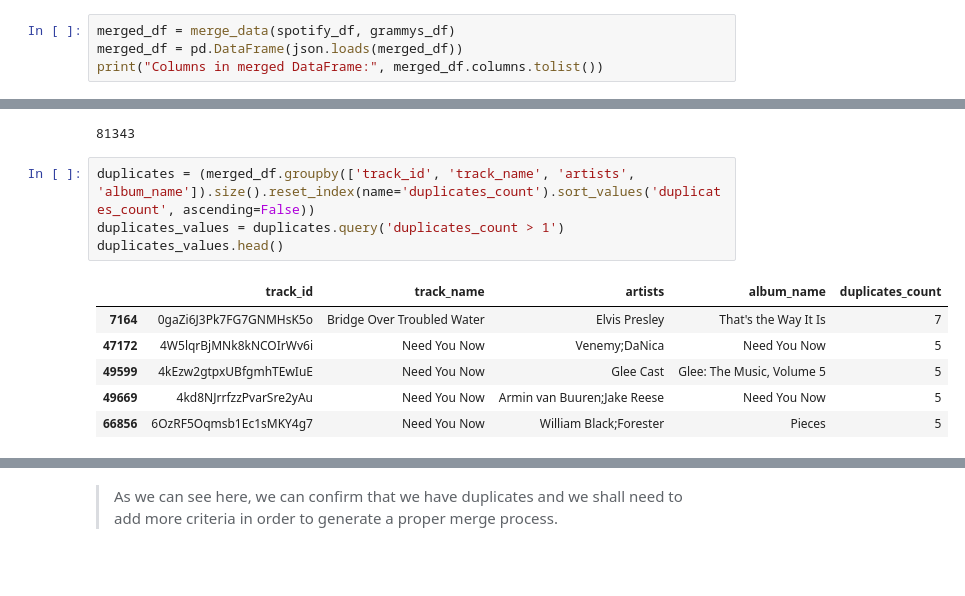
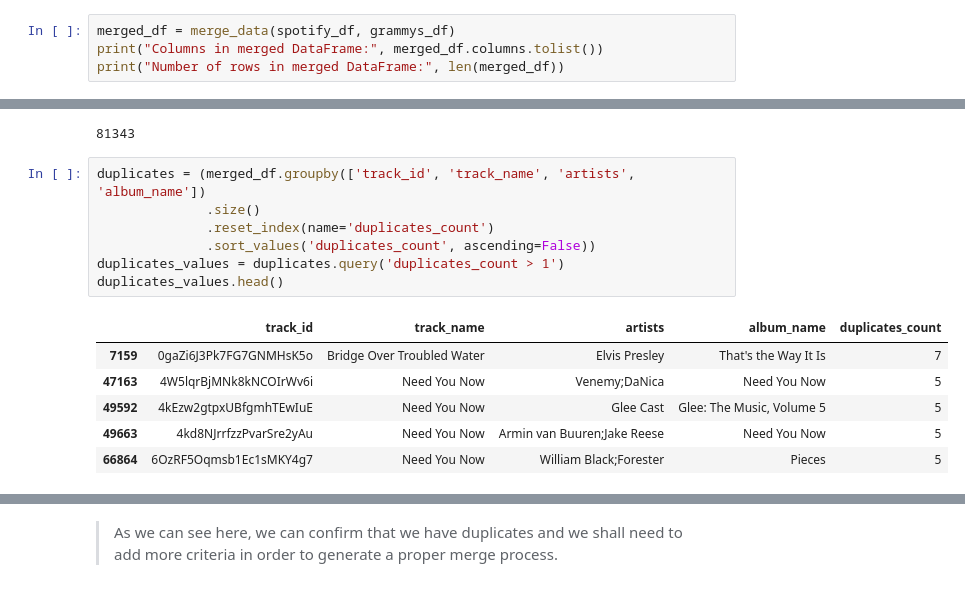
Before and after one commit to SEBASBELMOS/workshop-002, a Jupyter notebook: notebooks/04_data-pipeline.ipynb, the cells around one changed output, grey strips where cells are left out. Drawn from its saved outputs; the diff is of its cells as text.

Commit message:
Debugging
The transformations and merge were not good, now the problem is category as it does not merge properly

```diff
--- a/notebooks/04_data-pipeline.ipynb
+++ b/notebooks/04_data-pipeline.ipynb
@@ -115,6 +119,6 @@ grammys_data['grammy_awards'].head()
 #### **Merging**
 # %%
 merged_df = merge_data(spotify_df, grammys_df)
-merged_df = pd.DataFrame(json.loads(merged_df))
 print("Columns in merged DataFrame:", merged_df.columns.tolist())
+print("Number of rows in merged DataFrame:", len(merged_df))
 # %% [output]
@@ -161,16 +170,19 @@ merged_df['track_id'].nunique()
 # %% [output]
 81343
 # %%
-duplicates = (merged_df.groupby(['track_id', 'track_name', 'artists', 'album_name']).size().reset_index(name='duplicates_count').sort_values('duplicates_count', ascending=False))
+duplicates = (merged_df.groupby(['track_id', 'track_name', 'artists', 'album_name'])
+              .size()
+              .reset_index(name='duplicates_count')
+              .sort_values('duplicates_count', ascending=False))
 duplicates_values = duplicates.query('duplicates_count > 1')
 duplicates_values.head()
 # %% [output]
 |  | track_id | track_name | artists | album_name | duplicates_count |
-| 7164 | 0gaZi6J3Pk7FG7GNMHsK5o | Bridge Over Troubled Water | Elvis Presley | That's the Way It Is | 7 |
-| 47172 | 4W5lqrBjMNk8kNCOIrWv6i | Need You Now | Venemy;DaNica | Need You Now | 5 |
-| 49599 | 4kEzw2gtpxUBfgmhTEwIuE | Need You Now | Glee Cast | Glee: The Music, Volume 5 | 5 |
-| 49669 | 4kd8NJrrfzzPvarSre2yAu | Need You Now | Armin van Buuren;Jake Reese | Need You Now | 5 |
-| 66856 | 6OzRF5Oqmsb1Ec1sMKY4g7 | Need You Now | William Black;Forester | Pieces | 5 |
+| 7159 | 0gaZi6J3Pk7FG7GNMHsK5o | Bridge Over Troubled Water | Elvis Presley | That's the Way It Is | 7 |
+| 47163 | 4W5lqrBjMNk8kNCOIrWv6i | Need You Now | Venemy;DaNica | Need You Now | 5 |
+| 49592 | 4kEzw2gtpxUBfgmhTEwIuE | Need You Now | Glee Cast | Glee: The Music, Volume 5 | 5 |
+| 49663 | 4kd8NJrrfzzPvarSre2yAu | Need You Now | Armin van Buuren;Jake Reese | Need You Now | 5 |
+| 66864 | 6OzRF5Oqmsb1Ec1sMKY4g7 | Need You Now | William Black;Forester | Pieces | 5 |
 # %%
 merged_df.query("track_id == '4W5lqrBjMNk8kNCOIrWv6i'").head()
 # %% [output]
```
Also changed, not shown: parts of 10 cells of this notebook, 15 other files.
